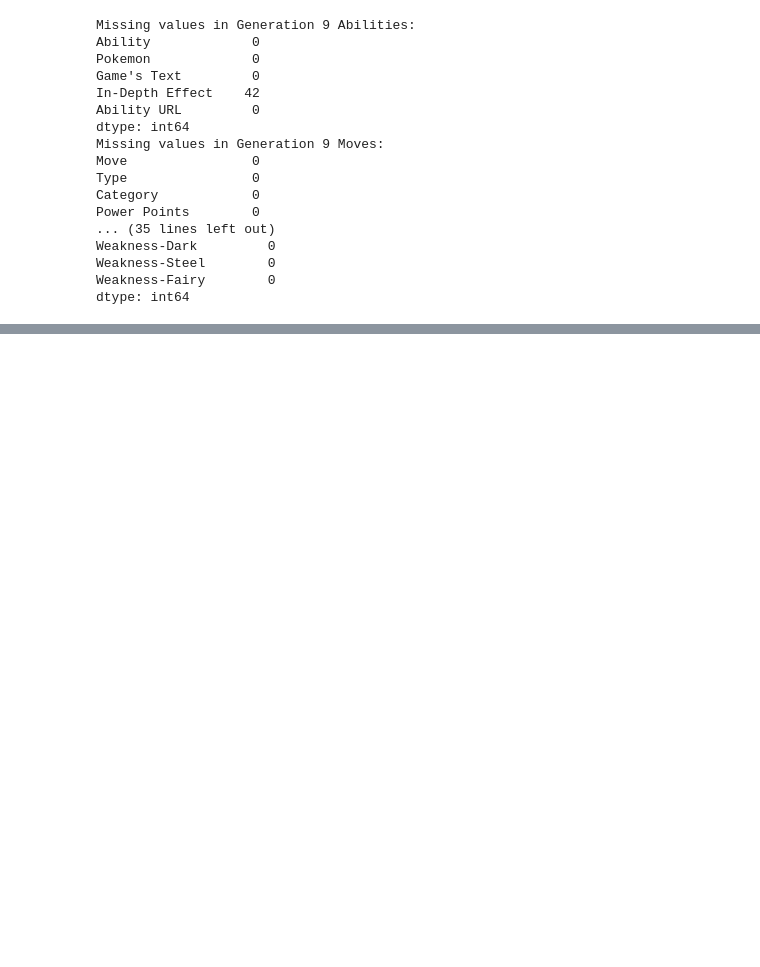
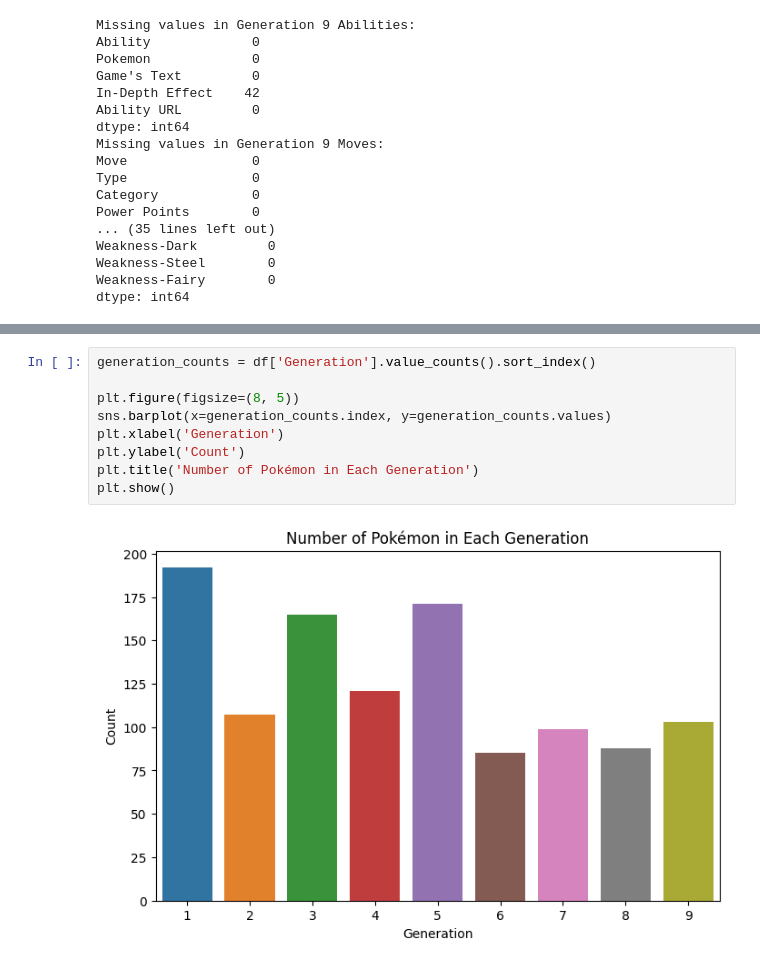
Before and after one commit to AdamNur422/ITCS-3162-Final-Project, a Jupyter notebook: Final Project.ipynb, the cells around one changed output, grey strips where cells are left out. Saved outputs shown, nothing was run; the diff lists cells and outputs as text; blank space fills up the shorter version.

```diff
--- a/Final Project.ipynb
+++ b/Final Project.ipynb
@@ -122,0 +394,11 @@ dtype: int64
+# %%
+generation_counts = df['Generation'].value_counts().sort_index()
+
+plt.figure(figsize=(8, 5))
+sns.barplot(x=generation_counts.index, y=generation_counts.values)
+plt.xlabel('Generation')
+plt.ylabel('Count')
+plt.title('Number of Pokémon in Each Generation')
+plt.show()
+# %% [output]
+[figure, added]
```
Also changed, not shown: parts of 26 cells of this notebook, 11 other files.
